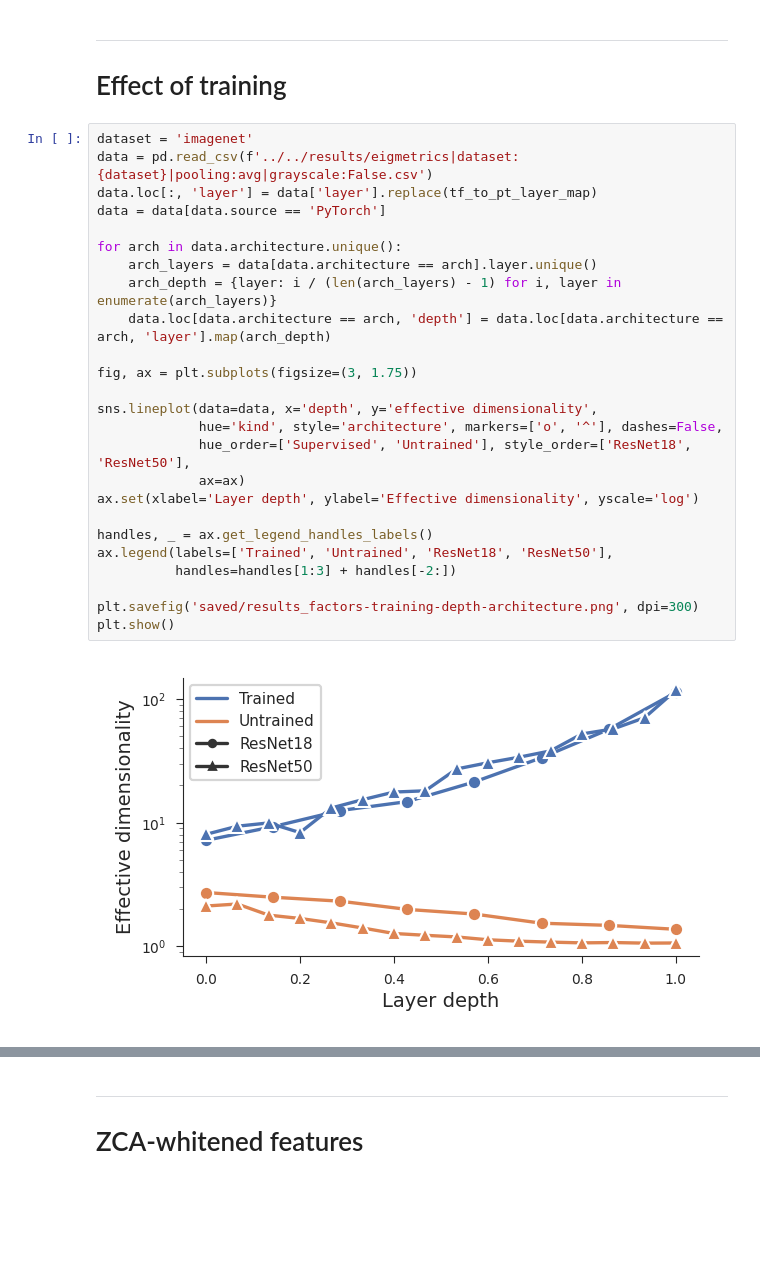
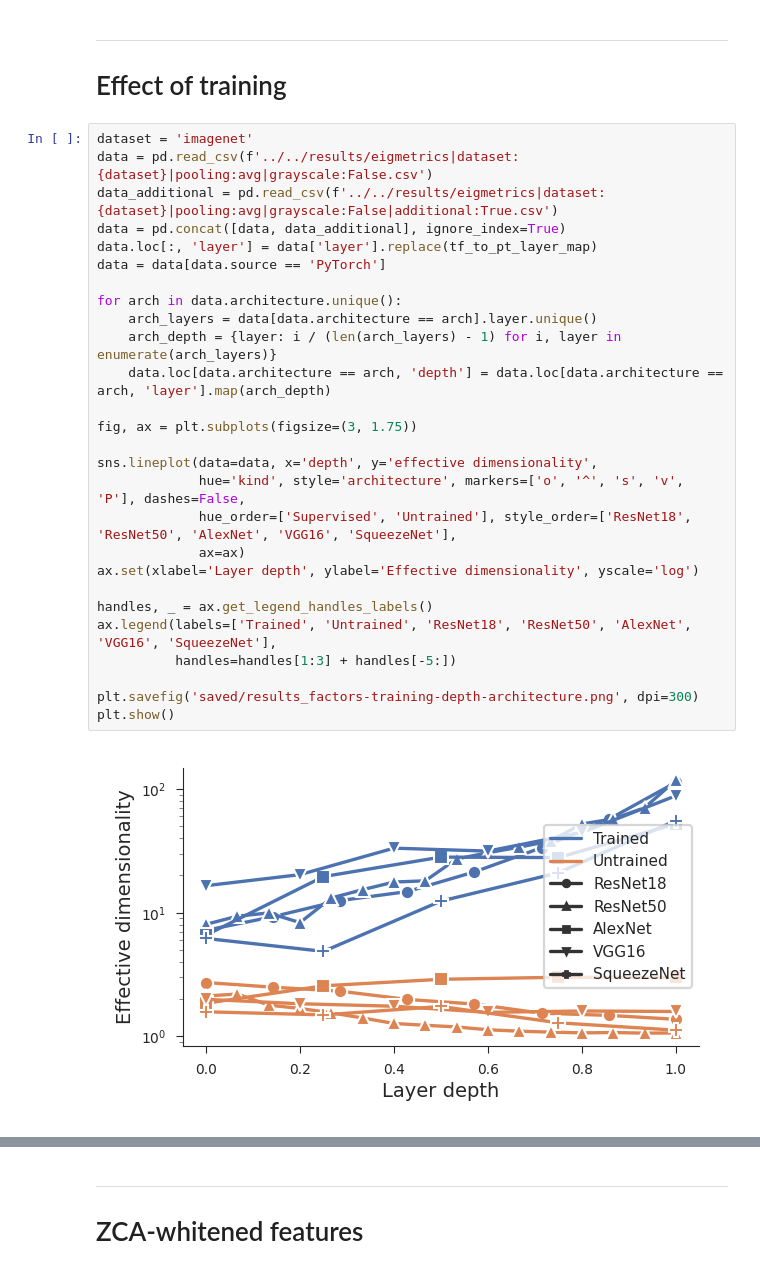
Before and after one commit to EricElmoznino/encoder_dimensionality, a Jupyter notebook: figures/manuscript/results.ipynb, the cells around one changed output, grey strips where cells are left out. Cells and saved outputs as stored; diff of their text form; blank space fills up the shorter version.

Commit message:
- Updated several results to include additional CNNs

```diff
--- a/figures/manuscript/results.ipynb
+++ b/figures/manuscript/results.ipynb
@@ -307,30 +243,32 @@ plt.show()
 # %%
 dataset = 'imagenet'
 data = pd.read_csv(f'../../results/eigmetrics|dataset:{dataset}|pooling:avg|grayscale:False.csv')
+data_additional = pd.read_csv(f'../../results/eigmetrics|dataset:{dataset}|pooling:avg|grayscale:False|additional:True.csv')
+data = pd.concat([data, data_additional], ignore_index=True)
 data.loc[:, 'layer'] = data['layer'].replace(tf_to_pt_layer_map)
 data = data[data.source == 'PyTorch']
 
 for arch in data.architecture.unique():
     arch_layers = data[data.architecture == arch].layer.unique()
     arch_depth = {layer: i / (len(arch_layers) - 1) for i, layer in enumerate(arch_layers)}
     data.loc[data.architecture == arch, 'depth'] = data.loc[data.architecture == arch, 'layer'].map(arch_depth)
 
 fig, ax = plt.subplots(figsize=(3, 1.75))
 
 sns.lineplot(data=data, x='depth', y='effective dimensionality',
-             hue='kind', style='architecture', markers=['o', '^'], dashes=False,
-             hue_order=['Supervised', 'Untrained'], style_order=['ResNet18', 'ResNet50'],
+             hue='kind', style='architecture', markers=['o', '^', 's', 'v', 'P'], dashes=False,
+             hue_order=['Supervised', 'Untrained'], style_order=['ResNet18', 'ResNet50', 'AlexNet', 'VGG16', 'SqueezeNet'],
              ax=ax)
 ax.set(xlabel='Layer depth', ylabel='Effective dimensionality', yscale='log')
 
 handles, _ = ax.get_legend_handles_labels()
-ax.legend(labels=['Trained', 'Untrained', 'ResNet18', 'ResNet50'],
-          handles=handles[1:3] + handles[-2:])
+ax.legend(labels=['Trained', 'Untrained', 'ResNet18', 'ResNet50', 'AlexNet', 'VGG16', 'SqueezeNet'],
+          handles=handles[1:3] + handles[-5:])
 
 plt.savefig('saved/results_factors-training-depth-architecture.png', dpi=300)
 plt.show()
 # %% [output]
-[figure, old version]
+[figure, new version]
 # %%
 dataset = 'imagenet'
 data = pd.read_csv(f'../../results/eigmetrics|dataset:{dataset}|pooling:avg|grayscale:False.csv')
```
Also changed, not shown: parts of 23 cells of this notebook, 50 other files.
